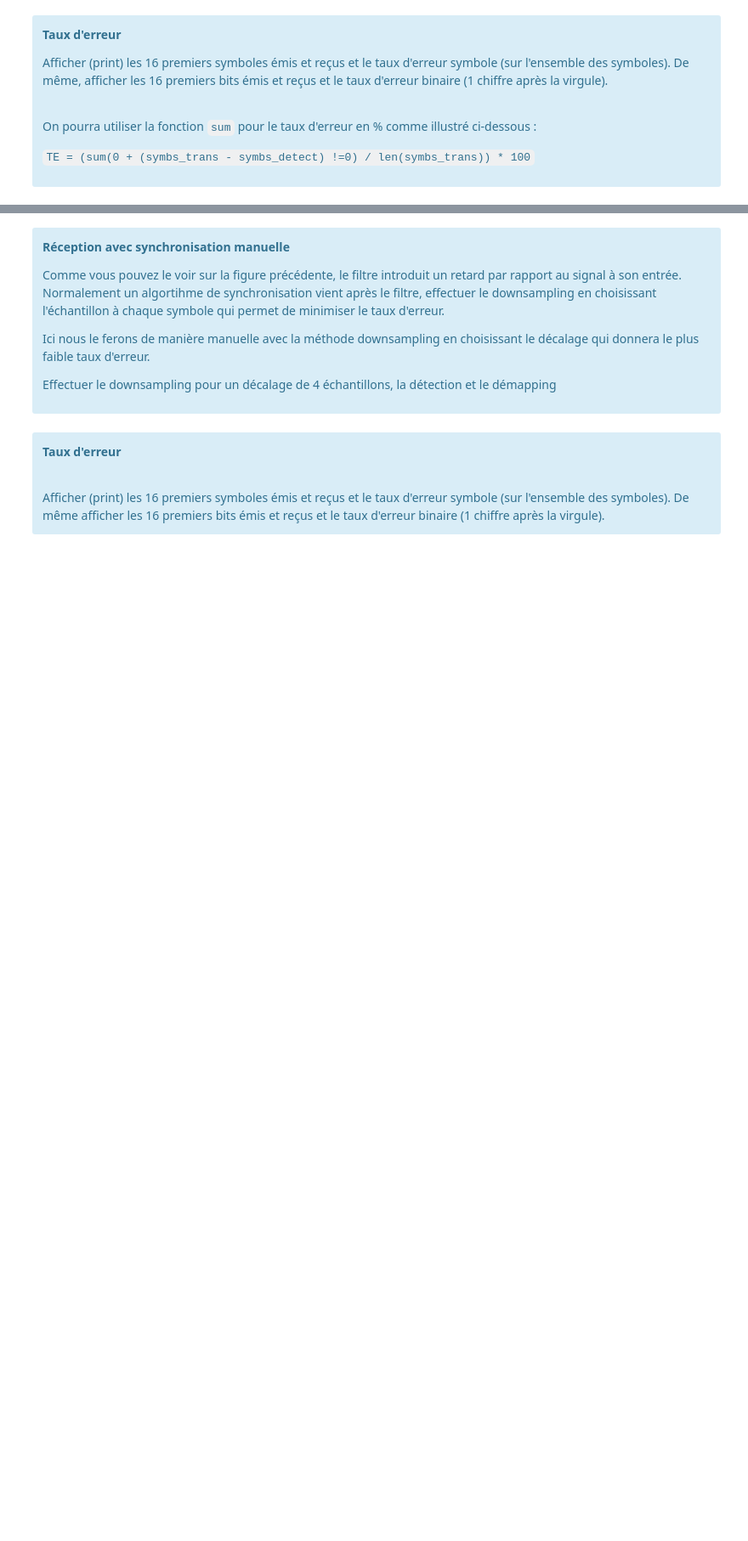
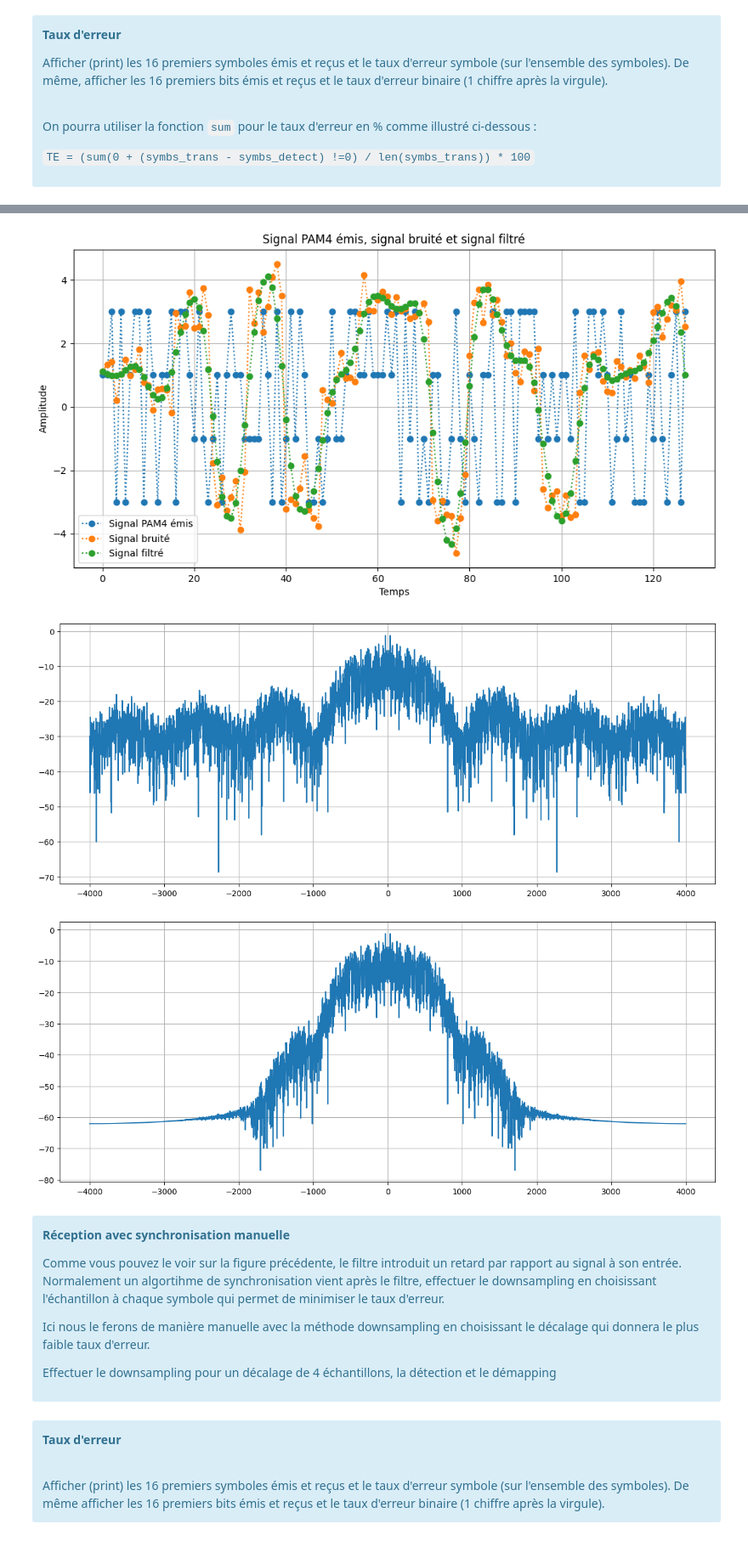
Before and after one commit to NergYR/RT4R02, a Jupyter notebook: TP1/TP 1 Filtrage adapté sujet.ipynb, the cells around one changed output, grey strips where cells are left out. Shown at 85% size. Cells and saved outputs as stored; diff of their text form; code cells hidden in the pictures; blank space fills up the shorter version.

```diff
--- a/TP1/TP 1 Filtrage adapté sujet.ipynb
+++ b/TP1/TP 1 Filtrage adapté sujet.ipynb
@@ -174,6 +222,51 @@ L'essentiel de la puissance du signal est concentré dans son premier lobe alors
 4. Affiche le signal PAM4 émis et le signal bruité sur le même graphique. Afficher le signal filtré sur un second graphique. Vous utiliserez des lignes pointillées avec des points pour les valeurs : `':o'`.
 
 </div>
+# %%
+D=2000
+R=D/2
+fe = R*upsampling
+
+# Création du filtre passe-bas
+
+order = 3
+fc_hz = R  # Votre fréquence de coupure en Hz
+fc_norm = fc_hz / (fe/2)  # Normalisation: fc/(fe/2)
+b, a = scipy.signal.butter(order, fc_norm, 'low', analog=False)
+
+# Filtrage du signal
+
+
+filtered_sig = scipy.signal.filtfilt(b, a, MyCanal)
+
+# Affichage du signal PAM4 émis et le signal bruité et le signal filtré
+
+plt.figure(figsize=(12, 6))
+plt.plot(np.real(MyMapp[:16*upsampling]), ':o', label='Signal PAM4 émis')
+plt.plot(np.real(MyCanal[:16*upsampling]), ':o', label='Signal bruité')
+plt.plot(np.real(filtered_sig[:16*upsampling]), ':o', label='Signal filtré')
+
+plt.title('Signal PAM4 émis, signal bruité et signal filtré')
+
+plt.xlabel('Temps')
+
+plt.ylabel('Amplitude')
+
+plt.grid(True)
+
+plt.legend()
+
+plt.show()
+
+# DSP en puissance des 3 signaux
+
+
+MyMsure2 = Mesure.dsp(MyCanal, fe)
+MyMsure3 = Mesure.dsp(filtered_sig, fe)
+# %% [output]
+[figure, added]
+[figure, added]
+[figure, added]
 # %% [markdown]
 <div class="alert alert-block alert-info bilan">
 
```
Also changed, not shown: parts of 10 cells of this notebook.
